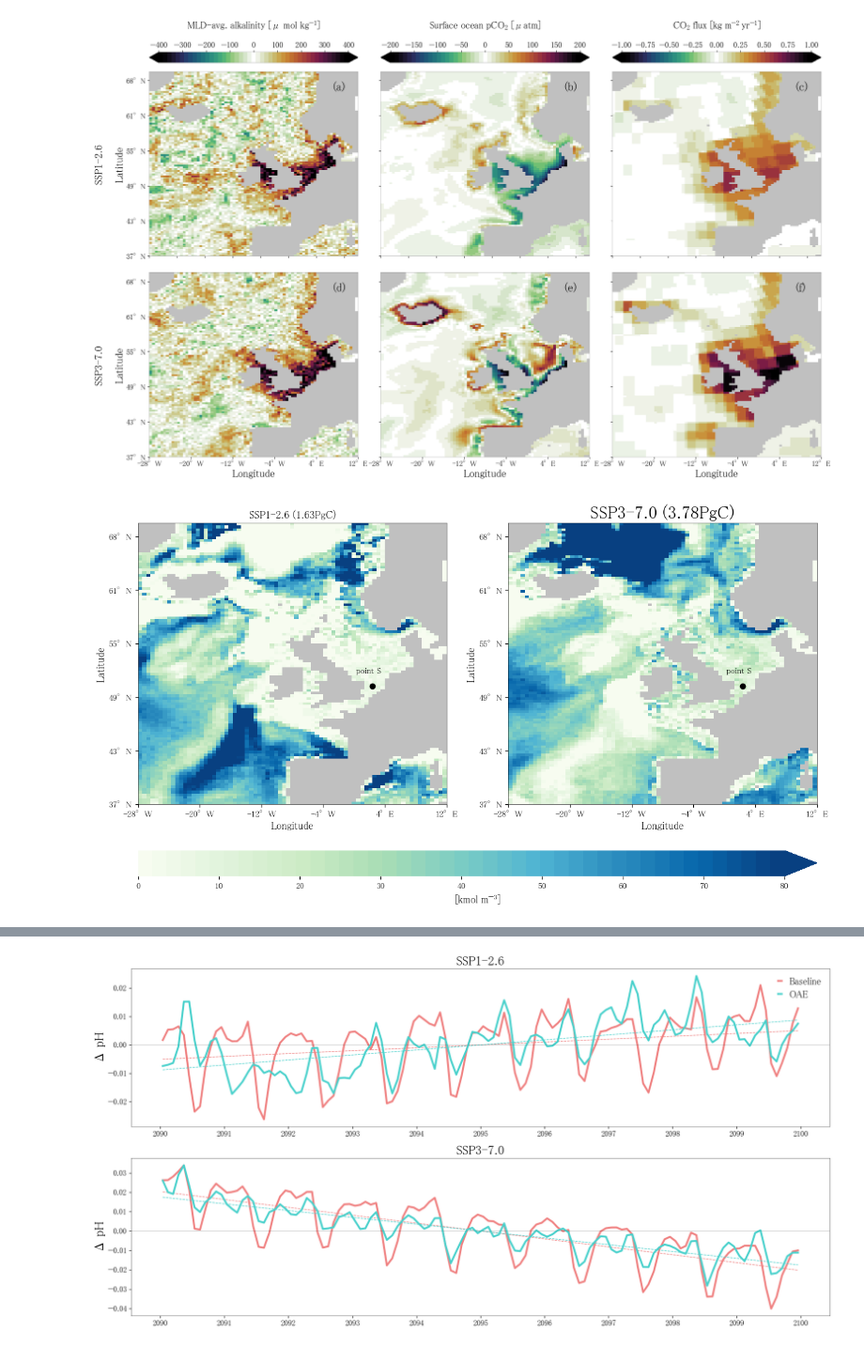
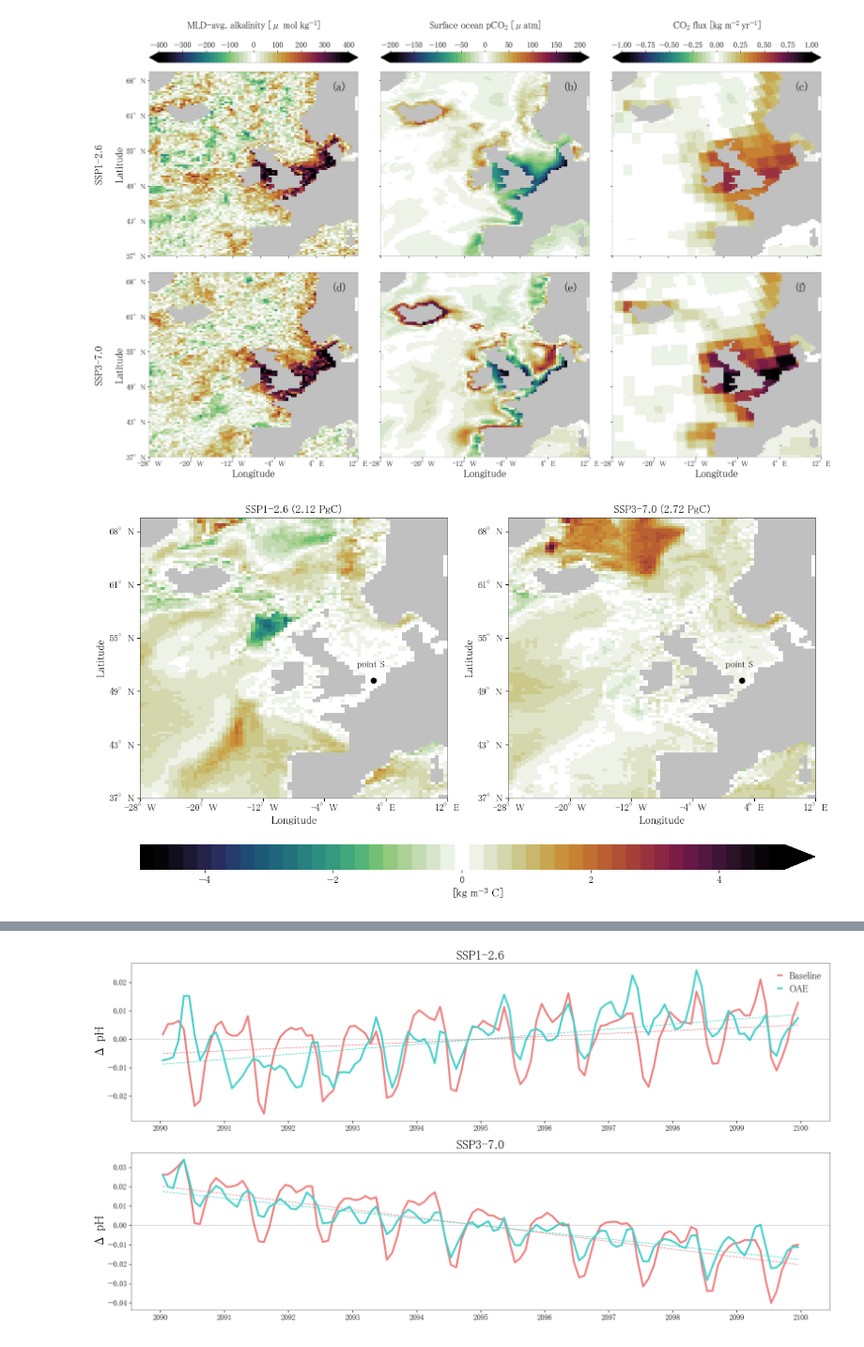
Before and after one commit to chiaraciscato/2026_ciscato_oae_seasonality, a Jupyter notebook: scripts/duplicate.ipynb, the cells around one changed output, grey strips where cells are left out. Shown at 94% size. Saved outputs shown, nothing was run; the diff lists cells and outputs as text; code cells hidden in the pictures.

```diff
--- a/scripts/duplicate.ipynb
+++ b/scripts/duplicate.ipynb
@@ -172,8 +172,8 @@ def process_scenario(var, filePath):
 
         elif var in ['DIC']: # umol kg-1
             mld = mld_datasets[scenario]
-                              # umol kg-1         kg m-3   mol
-            intgr = (slicing(dataset, mld, var)) * 1025 * 1e-6
+                              # umol kg-1         kg m-3   mol     C      kg
+            intgr = (slicing(dataset, mld, var)) * 1025 * 1e-6 * 12.01 * 1e-3
             intgr = intgr.where(intgr)
             intgr = intgr.groupby('time_counter.year').mean(dim='time_counter')
 
@@ -391,11 +391,12 @@ cmap.set_bad('silver')
 # %%
 fig, (ax1, ax2) = plt.subplots(1,2, figsize=(14, 8))
 
-s=10
-m=12
+s=11
+m=13
+l=15
 
-im = fig_plot_map(dic_integral, 'DIC', ax1, vmin=0, vmax=80, oae_index=1, base_index=0)
-im = fig_plot_map(dic_integral, 'DIC', ax2, vmin=0, vmax=80, oae_index=3, base_index=2)
+im = fig_plot_map(dic_integral, 'DIC', ax1, vmin=-5, vmax=5, oae_index=1, base_index=0)
+im = fig_plot_map(dic_integral, 'DIC', ax2, vmin=-5, vmax=5, oae_index=3, base_index=2)
 
 axes = [ax1,ax2]
 
@@ -406,35 +407,35 @@ for ax in axes:
     ax.set_xticks([0,15,30,45,60,75])
 
     ax.set_yticklabels(lat_label, fontsize=s)
     ax.set_xticklabels(lon_label, fontsize=s)
 
     ax.set_xlabel('Longitude', fontsize=m)
     ax.set_ylabel('Latitude', fontsize=m)
 
 for ax in [ax1,ax2]:
     ax.tick_params(axis='both', which='major', labelsize=s)
     ax.text(53, 49,'point S', fontsize=s, color='black')
     ax.plot(57, 44, marker = 'o', color='black')
 
 for location in ['left', 'bottom', 'right', 'top']:
     for ax in axes:
         ax.spines[location].set_linewidth(0.4)
 
 cbar = fig.colorbar(im, ax=[ax1,ax2], aspect=25, pad=0.12, location='bottom', extend='max')
-cbar.set_label(r'[kmol $\mathregular{m^{-3}}$]', fontsize=m)
+cbar.set_label(r'[kg $\mathregular{m^{-3}}$ C]', fontsize=m)
 cbar.ax.set_frame_on(False)
 
-ax1.set_title('SSP1-2.6 (1.63PgC)', fontsize=m)
-ax2.set_title('SSP3-7.0 (3.78PgC)')
+ax1.set_title('SSP1-2.6 (2.12 PgC)', fontsize=m)
+ax2.set_title('SSP3-7.0 (2.72 PgC)', fontsize=m)
 
 # fig.suptitle('DIC integral below the mixed layer in SSP1-2.6 (left) and SSP3-7.0 (right)', fontsize=m)
 
 for t in cbar.ax.get_xticklabels():
      t.set_fontsize(s)
 
 pass
 
 plt.savefig('/Users/chiaraciscato/Desktop/GEOMAR/2024_ciscato_oae_seasonality/out/DICintegral.png', transparent=True)
 # %% [output]
-[figure, old version]
+[figure, new version]
 # %%
```
Also changed, not shown: parts of 3 cells of this notebook, 1 other file.
